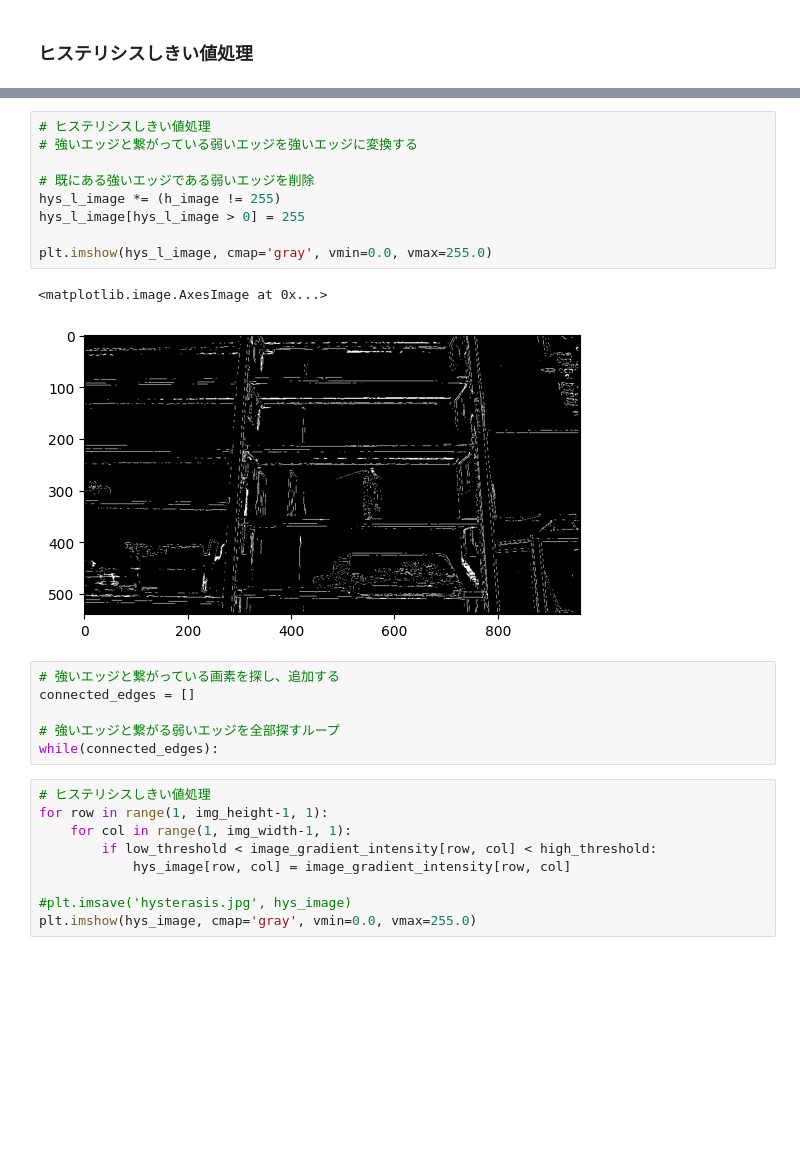
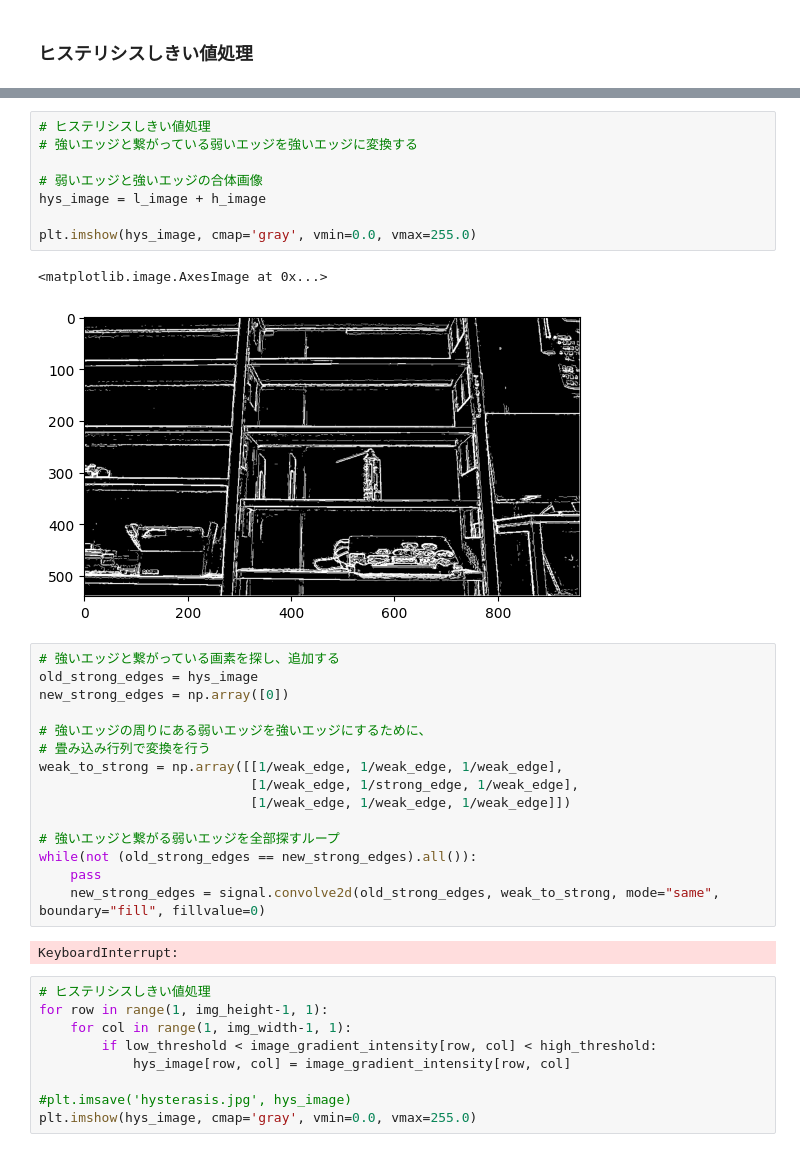
Before and after one commit to anhquan18/canny_edge_detection, a Jupyter notebook: canny_edge_detector.ipynb, the cells around one changed output, grey strips where cells are left out. Cells and saved outputs as stored; diff of their text form; blank space fills up the shorter version.

```diff
--- a/canny_edge_detector.ipynb
+++ b/canny_edge_detector.ipynb
@@ -223,21 +282,31 @@ plt.imshow(h_image, cmap='gray', vmin=0.0, vmax=255.0)
-# %%
-# ヒステリシスしきい値処理
-# 強いエッジと繋がっている弱いエッジを強いエッジに変換する
-
-# 既にある強いエッジである弱いエッジを削除
-hys_l_image *= (h_image != 255)
-hys_l_image[hys_l_image > 0] = 255
-
-plt.imshow(hys_l_image, cmap='gray', vmin=0.0, vmax=255.0)
-# %% [output]
-<matplotlib.image.AxesImage at 0x...>
-[figure, removed]
-# %%
-# 強いエッジと繋がっている画素を探し、追加する
-connected_edges = []
-
-# 強いエッジと繋がる弱いエッジを全部探すループ
-while(connected_edges):
+# %%
+# ヒステリシスしきい値処理
+# 強いエッジと繋がっている弱いエッジを強いエッジに変換する
+
+# 弱いエッジと強いエッジの合体画像
+hys_image = l_image + h_image
+
+plt.imshow(hys_image, cmap='gray', vmin=0.0, vmax=255.0)
+# %% [output]
+<matplotlib.image.AxesImage at 0x...>
+[figure, added]
+# %%
+# 強いエッジと繋がっている画素を探し、追加する
+old_strong_edges = hys_image
+new_strong_edges = np.array([0])
+
+# 強いエッジの周りにある弱いエッジを強いエッジにするために、
+# 畳み込み行列で変換を行う
+weak_to_strong = np.array([[1/weak_edge, 1/weak_edge, 1/weak_edge],
+                           [1/weak_edge, 1/strong_edge, 1/weak_edge],
+                           [1/weak_edge, 1/weak_edge, 1/weak_edge]])
+
+# 強いエッジと繋がる弱いエッジを全部探すループ
+while(not (old_strong_edges == new_strong_edges).all()):
+    pass
+    new_strong_edges = signal.convolve2d(old_strong_edges, weak_to_strong, mode="same", boundary="fill", fillvalue=0)
+# %% [output]
+KeyboardInterrupt:
 # %%
 # ヒステリシスしきい値処理
 for row in range(1, img_height-1, 1):
```
Also changed, not shown: parts of 15 cells of this notebook.
